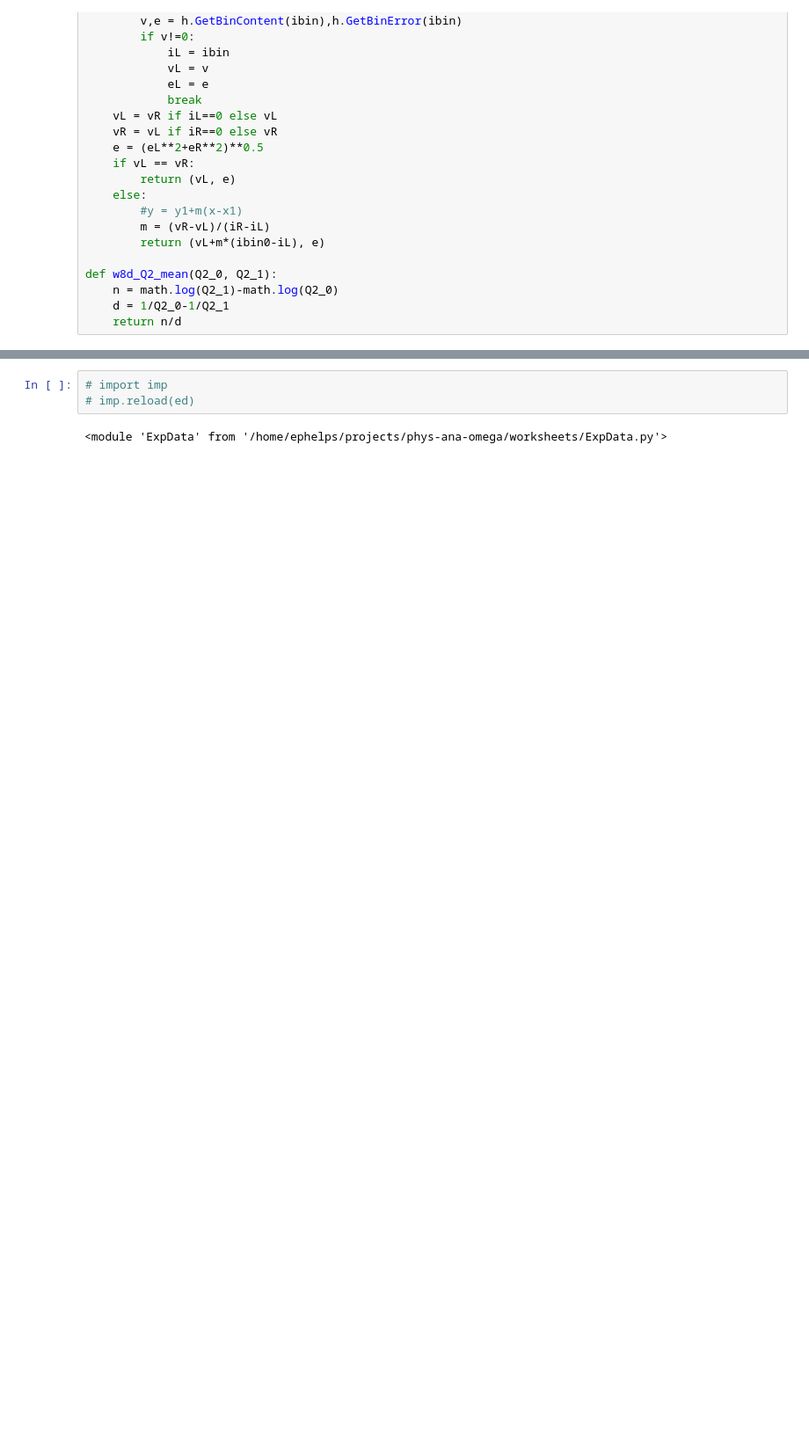
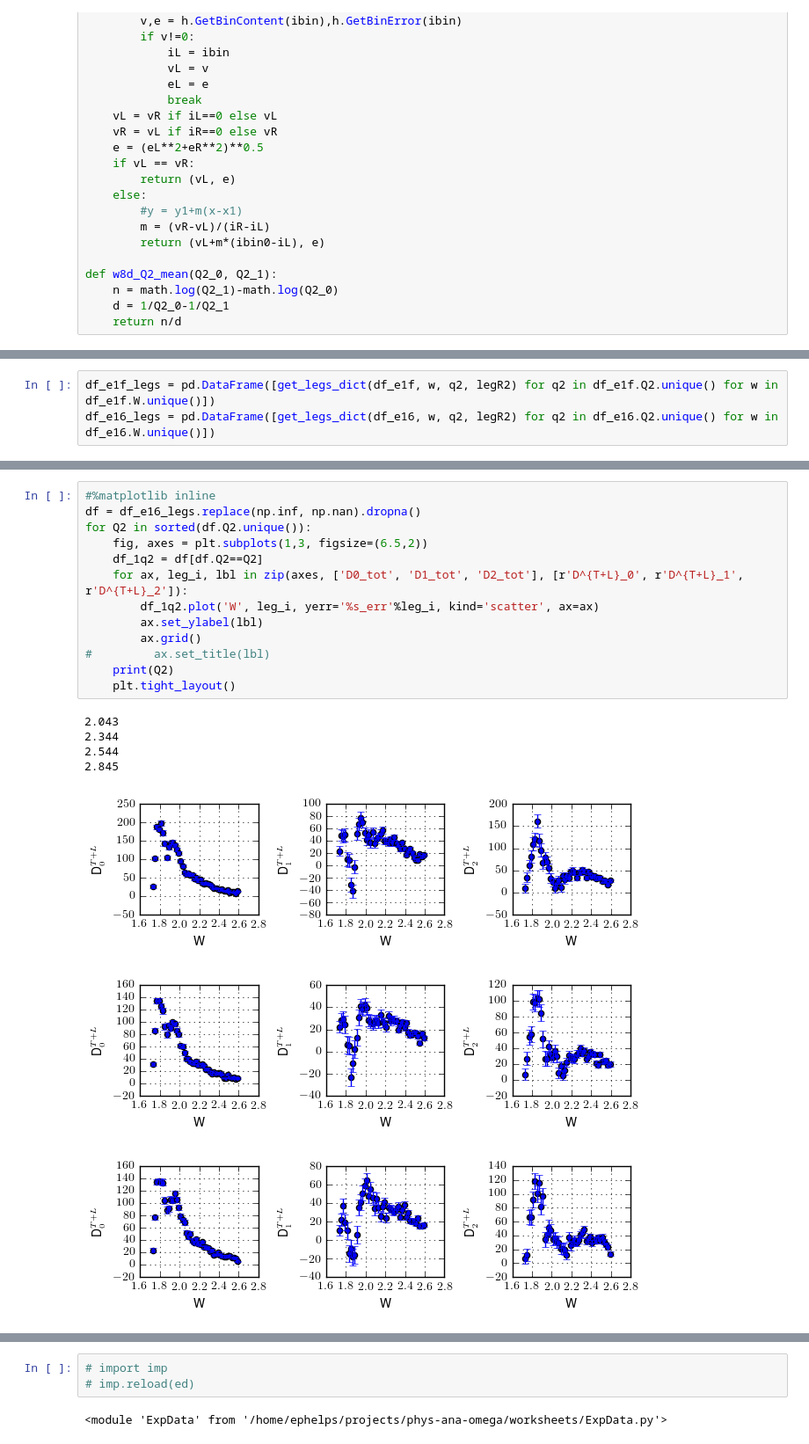
Before and after one commit to evan-phelps/phys-ana-omega, a Jupyter notebook: worksheets/ExpData.ipynb, the cells around one changed output, grey strips where cells are left out. Shown at 88% size. Cells and saved outputs as stored; diff of their text form; blank space fills up the shorter version.

```diff
--- a/worksheets/ExpData.ipynb
+++ b/worksheets/ExpData.ipynb
@@ -300,0 +646,3 @@ def calc_diff_xsects(W, Q2, suppress_chatter=False,
+# %%
+df_e1f_legs = pd.DataFrame([get_legs_dict(df_e1f, w, q2, legR2) for q2 in df_e1f.Q2.unique() for w in df_e1f.W.unique()])
+df_e16_legs = pd.DataFrame([get_legs_dict(df_e16, w, q2, legR2) for q2 in df_e16.Q2.unique() for w in df_e16.W.unique()])
@@ -300,0 +719,21 @@ def calc_diff_xsects(W, Q2, suppress_chatter=False,
+# %%
+#%matplotlib inline
+df = df_e16_legs.replace(np.inf, np.nan).dropna()
+for Q2 in sorted(df.Q2.unique()):
+    fig, axes = plt.subplots(1,3, figsize=(6.5,2))
+    df_1q2 = df[df.Q2==Q2]
+    for ax, leg_i, lbl in zip(axes, ['D0_tot', 'D1_tot', 'D2_tot'], [r'D^{T+L}_0', r'D^{T+L}_1', r'D^{T+L}_2']):
+        df_1q2.plot('W', leg_i, yerr='%s_err'%leg_i, kind='scatter', ax=ax)
+        ax.set_ylabel(lbl)
+        ax.grid()
+#         ax.set_title(lbl)
+    print(Q2)
+    plt.tight_layout()
+# %% [output]
+2.043
+2.344
+2.544
+2.845
+[figure, added]
+[figure, added]
+[figure, added]
```
Also changed, not shown: parts of 40 cells of this notebook, 7 other files.
